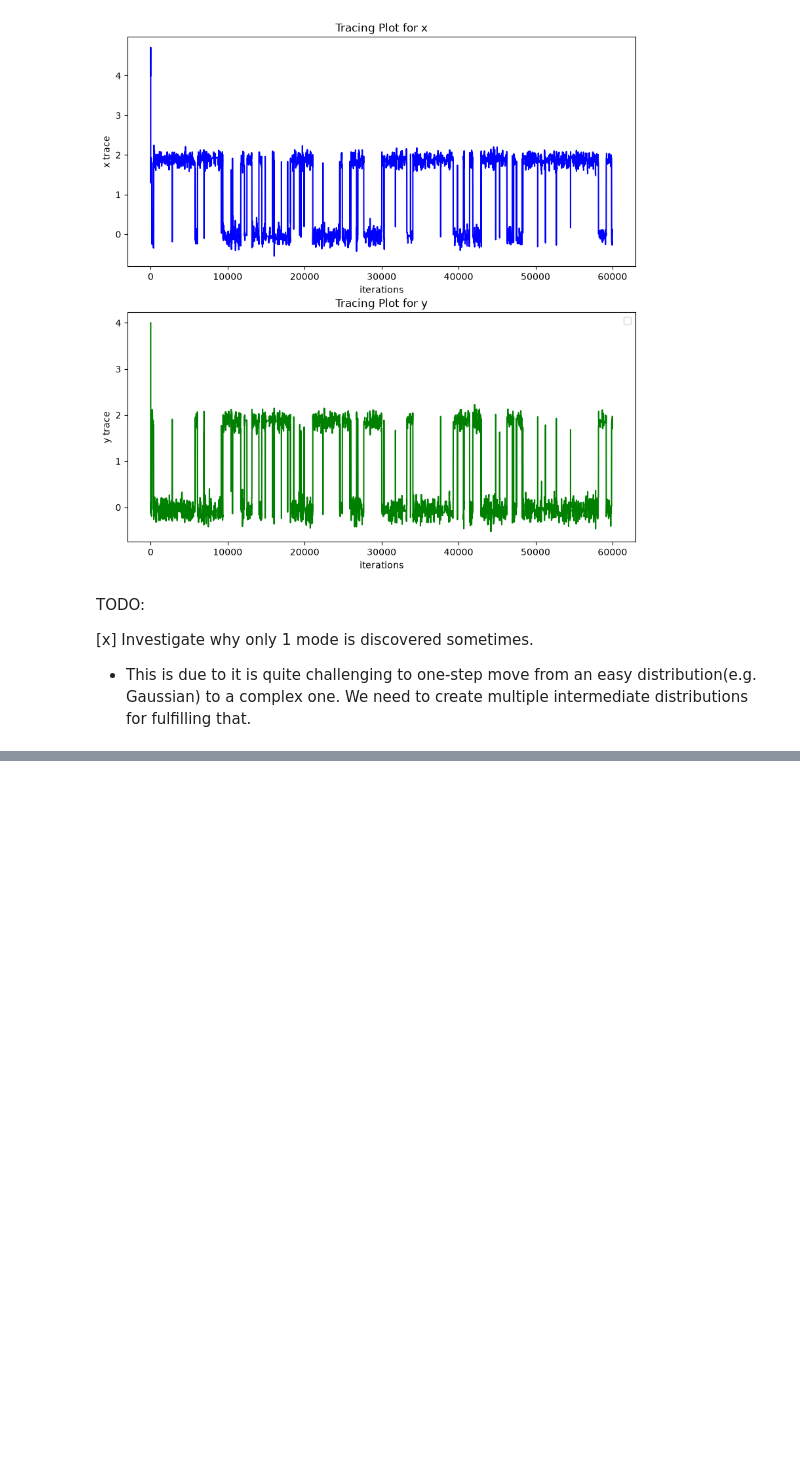
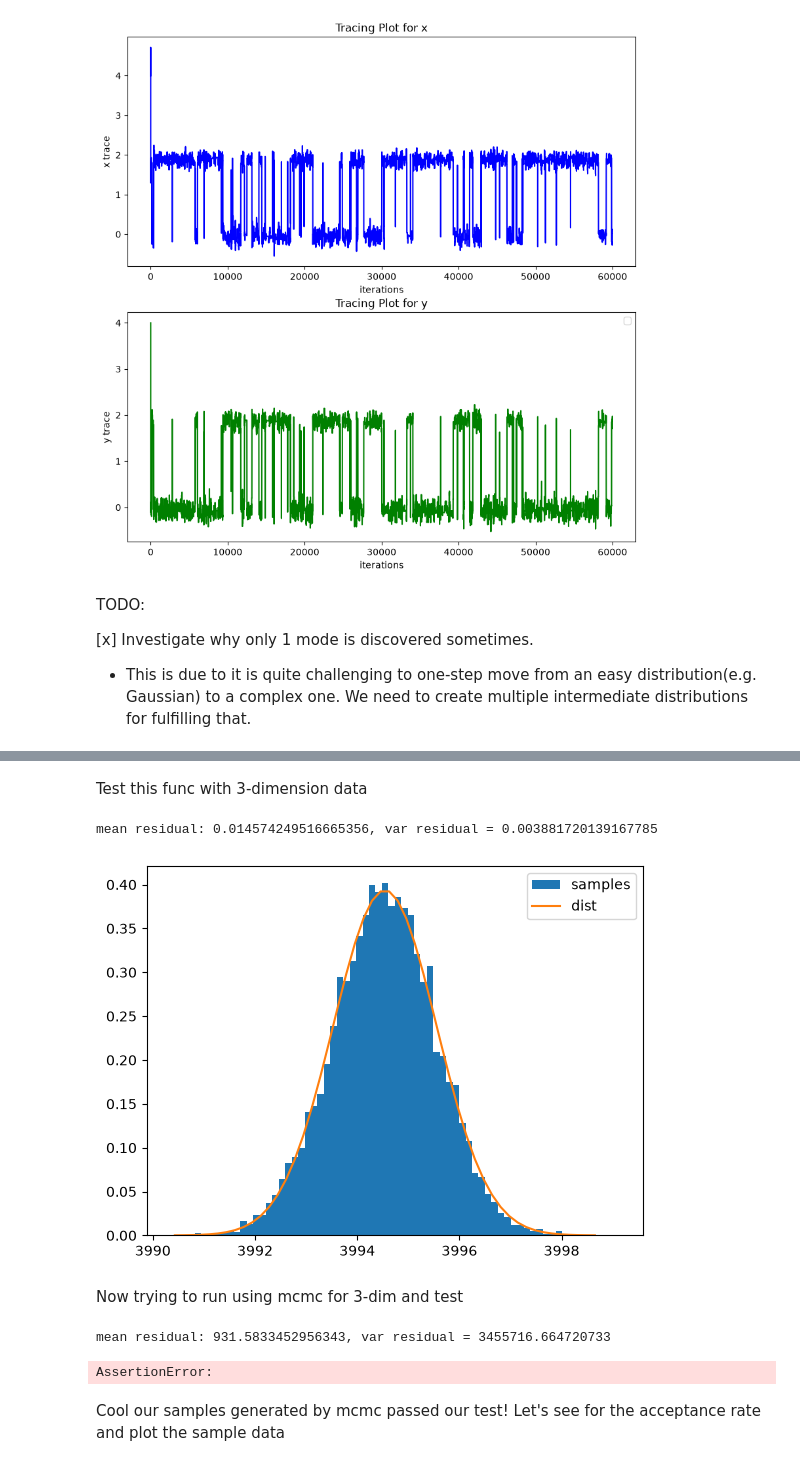
Before and after one commit to saobangmath/MiniProject-PhD-, a Jupyter notebook: MCMC/MCMC.ipynb, the cells around one changed output, grey strips where cells are left out. Cells and saved outputs as stored; diff of their text form; code cells hidden in the pictures; blank space fills up the shorter version.

Commit message:
add test for samples

```diff
--- a/MCMC/MCMC.ipynb
+++ b/MCMC/MCMC.ipynb
@@ -549,0 +594,63 @@ TODO:
+# %% [markdown]
+Test this func with 3-dimension data
+# %%
+from scipy.stats import norm
+
+target_mean = np.random.uniform(-100, 10000, size = 3)
+K = np.random.uniform(-1, 1, size = (3, 3))
+target_cov = K @ K.T
+
+samples = np.random.multivariate_normal(
+    mean = target_mean,
+    cov = target_cov,
+    size = 10_000
+)
+
+mean, var, samples = test_samples(samples, target_mean, target_cov)
+# %% [output]
+mean residual: 0.014574249516665356, var residual = 0.003881720139167785
+# %%
+from matplotlib import pyplot as plt
+import numpy as np
+
+fig, ax = plt.subplots()
+
+xx = np.linspace(mean - 4 * var, mean + 4 * var)
+yy = norm(loc = mean, scale = np.sqrt(var)).pdf(xx)
+
+ax.hist(samples, density = True, bins ='auto', label = 'samples')
+ax.plot(xx, yy, label = 'dist')
+
+plt.legend()
+fig.show()
+# %% [output]
+[figure, added]
+# %% [markdown]
+Now trying to run using mcmc for 3-dim and test
+# %%
+from scipy.stats import multivariate_normal
+
+tracker = AcceptanceTracker()
+dist = multivariate_normal(
+    mean = target_mean,
+    cov = target_cov
+)
+
+move_cov = np.eye(3)
+
+def propose_fn(st):
+    return st + np.random.multivariate_normal(
+        mean=np.zeros(3),
+        cov = np.eye(3),
+    )
+
+initial_state = np.random.uniform(-1, 1, size = 3)
+
+samples = mcmc(initial_state, dist.logpdf, propose_fn, 100000, tracker)
+samples = np.array(samples)
+mean, var, samples = test_samples(samples, target_mean, target_cov)
+# %% [output]
+mean residual: 931.5833452956343, var residual = 3455716.664720733
+AssertionError:
+# %% [markdown]
+Cool our samples generated by mcmc passed our test! Let's see for the acceptance rate and plot the sample data
```
Also changed, not shown: parts of 2 cells of this notebook.
